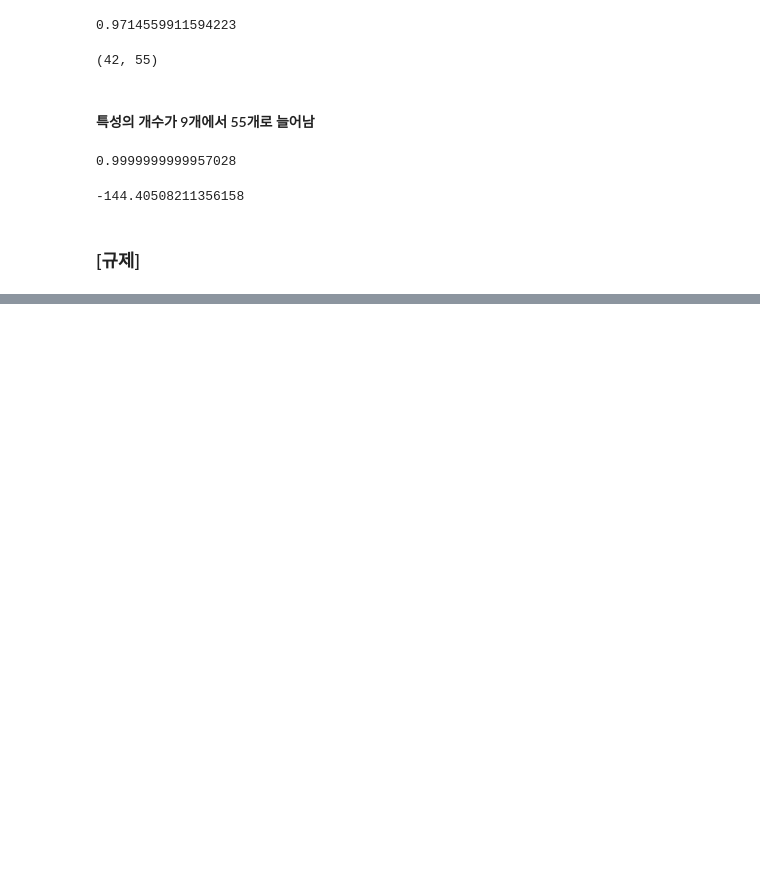
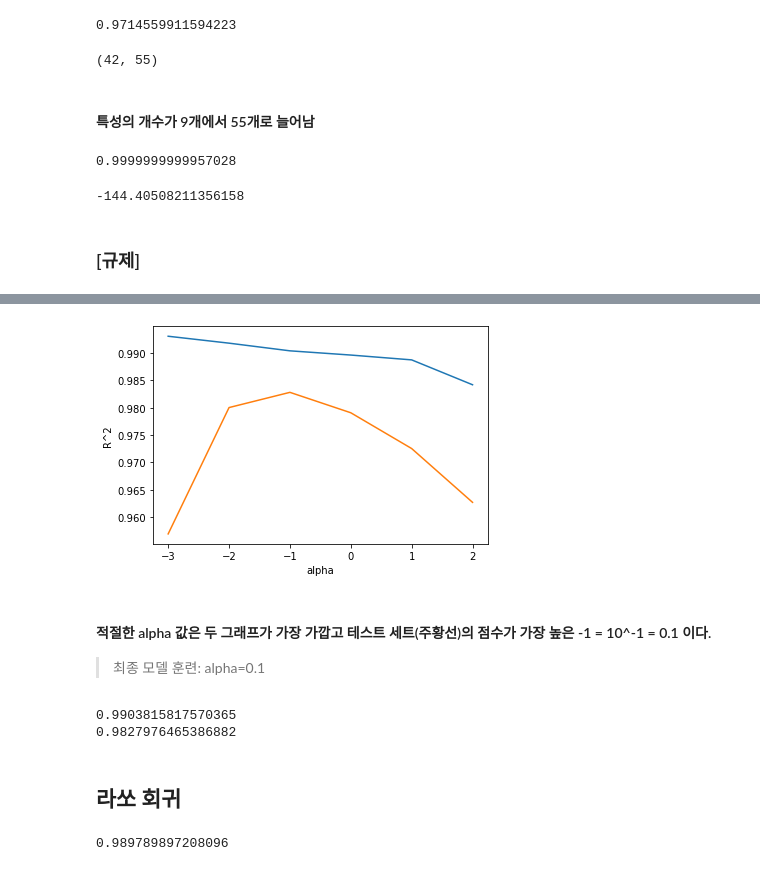
Before and after one commit to YouKyoung-Na/cnu_python_basic, a Jupyter notebook: 다중회귀.ipynb, the cells around one changed output, grey strips where cells are left out. Cells and saved outputs as stored; diff of their text form; code cells hidden in the pictures; blank space fills up the shorter version.

```diff
--- a/다중회귀.ipynb
+++ b/다중회귀.ipynb
@@ -103,0 +106,5 @@ test_scaled = ss.transform(test_poly)
+# %%
+from sklearn.linear_model import Ridge
+ridge = Ridge()
+ridge.fit(train_scaled, train_target)
+print(ridge.score(train_scaled, train_target))
@@ -103,0 +123,39 @@ test_scaled = ss.transform(test_poly)
+# %%
+import matplotlib.pyplot as plt
+train_score =[]
+test_score =[]
+# %%
+alpha_list = [0.001, 0.01, 0.1, 1, 10, 100]
+for alpha in alpha_list :
+    ridge = Ridge(alpha = alpha)
+    ridge.fit(train_scaled, train_target)
+    train_score.append(ridge.score(train_scaled, train_target))
+    test_score.append(ridge.score(test_scaled, test_target))
+# %%
+plt.plot(np.log10(alpha_list), train_score)
+plt.plot(np.log10(alpha_list), test_score)
+plt.xlabel('alpha')
+plt.ylabel('R^2')
+plt.show()
+# %% [output]
+[figure, added]
+# %% [markdown]
+#### 적절한 alpha 값은 두 그래프가 가장 가깝고 테스트 세트(주황선)의 점수가 가장 높은 -1 = 10^-1 = 0.1 이다.
+> 최종 모델 훈련: alpha=0.1
+# %%
+ridge = Ridge(alpha=0.1)
+ridge.fit(train_scaled, train_target)
+print(ridge.score(train_scaled, train_target))
+print(ridge.score(test_scaled, test_target))
+# %% [output]
+0.9903815817570365
+0.9827976465386882
+# %% [markdown]
+## 라쏘 회귀
+# %%
+from sklearn.linear_model import Lasso
+lasso = Lasso()
+lasso.fit(train_scaled, train_target)
+print(lasso.score(train_scaled, train_target))
+# %% [output]
+0.989789897208096
```
Also changed, not shown: parts of 11 cells of this notebook, 1 other file.
